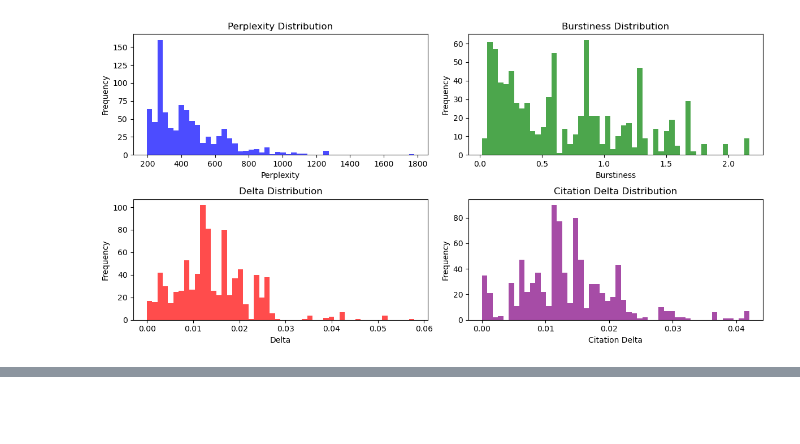
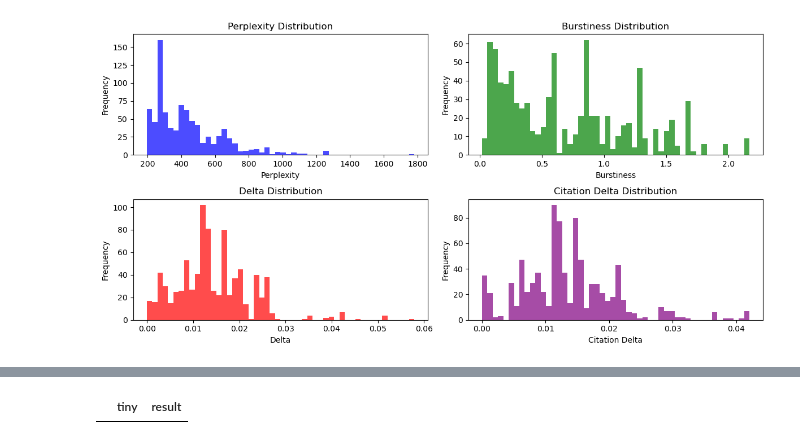
Before and after one commit to LeTartap/WikiMScThesis, a Jupyter notebook: python_code/optimized_pipeline.ipynb, the cells around one changed output, grey strips where cells are left out. Saved outputs shown, nothing was run; the diff lists cells and outputs as text; code cells hidden in the pictures; blank space fills up the shorter version.

```diff
--- a/python_code/optimized_pipeline.ipynb
+++ b/python_code/optimized_pipeline.ipynb
@@ -1012,3 +1033,15 @@ plt.tight_layout()
 plt.show()
 # %% [output]
 [figure]
+# %%
+after_spacy = pd.read_csv("after_spacy_parsed.csv")
+final_df = pd.read_csv("everything100percat.csv")
+
+print(after_spacy.shape)
+print(final_df.shape)
+
+#print schema of each DataFrame
+print("After Spacy Parsed Schema:")
+print(after_spacy.dtypes)
+print("\nFinal DataFrame Schema:")
+print(final_df.dtypes)
@@ -1014,0 +1069,8 @@ plt.show()
+# %%
+(pd.DataFrame({
+    "tiny": final_df["rev_id"],
+    "result": after_spacy["rev_id"]
+})
+.query("tiny != result"))
+# %% [output]
+|  | tiny | result |
```
Also changed, not shown: parts of 9 cells of this notebook, 10 other files.
